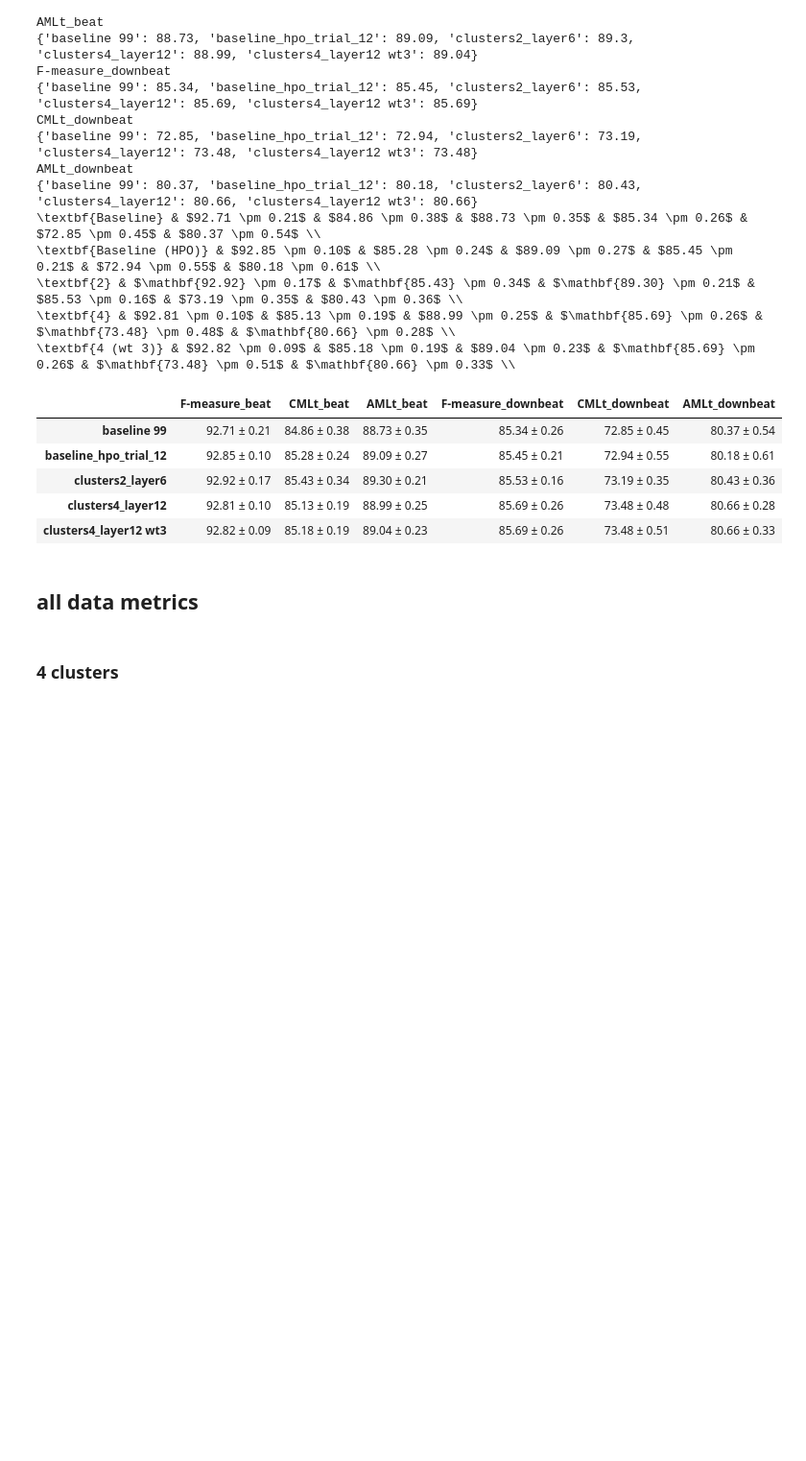
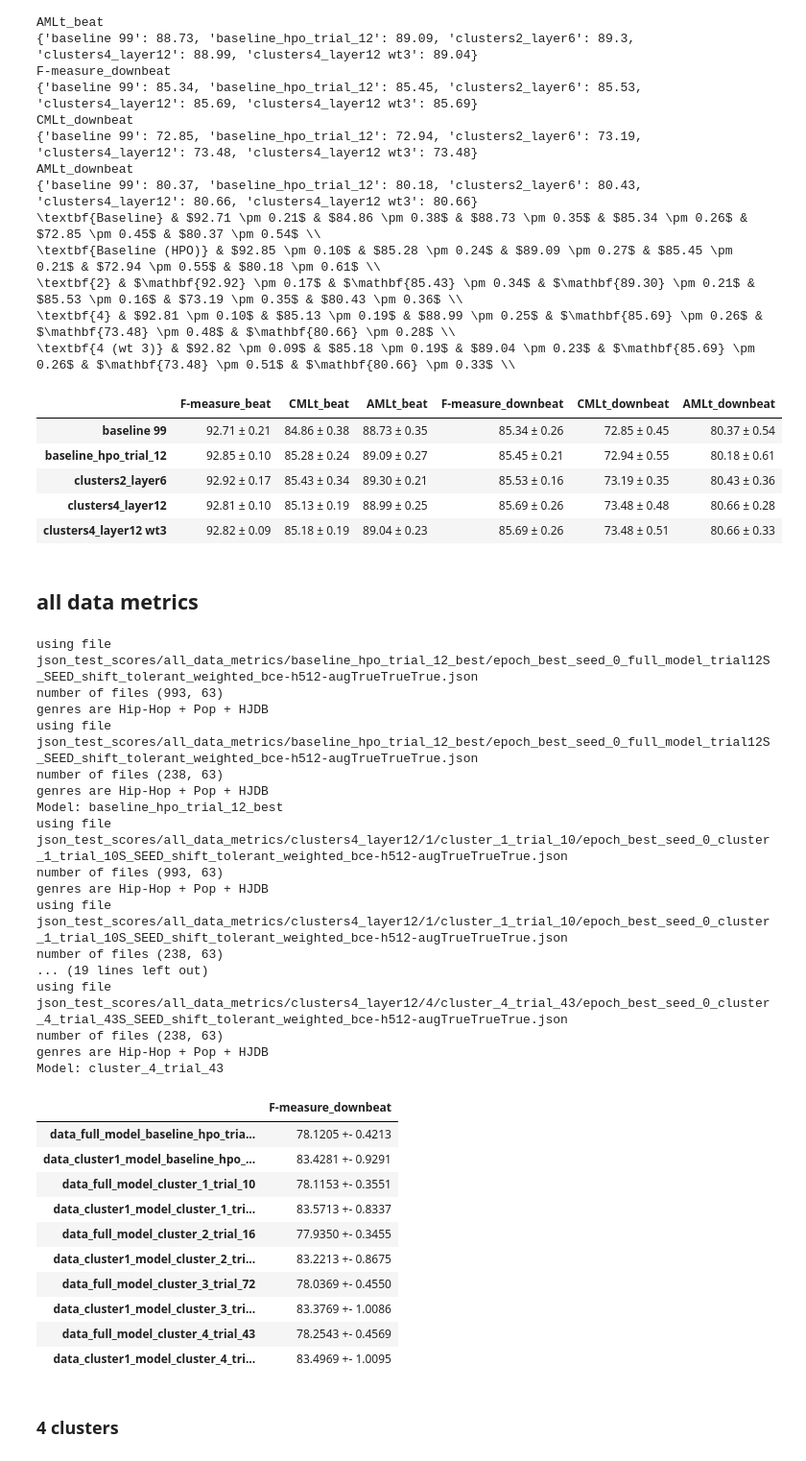
Before and after one commit to PulyaPolya/beat_this, a Jupyter notebook: results_evaluation.ipynb, the cells around one changed output. Shown at 96% size. Drawn from its saved outputs; the diff is of its cells as text; code cells hidden in the pictures; blank space fills up the shorter version.

```diff
--- a/results_evaluation.ipynb
+++ b/results_evaluation.ipynb
@@ -1908,21 +1908,25 @@ res
 # %%
 json_path = "json_val_scores"
 name = ""
-decimals = 3
+decimals = 2
+trial= 10
 seeds = [0,1,2,3,4,5,6,7,8,9]
 extrat_std = True
-cluster = 2
+cluster = 1
 cluster_config="clusters4_layer12"
 df_path="data_cluster_assignments/df_cmeans_12_4clusters_new.csv"
-scores, genres = get_restults_per_cluster(
-            json_path, cluster=cluster, seeds=seeds,  subfolder = "all_data_metrics", filter_files=True,
-            df_path=df_path, full=False, name = f"paper_baseline_99"
+for cluster in [1,2,3,4]:
+    scores, genres = get_restults_per_cluster(
+                json_path, cluster=cluster, seeds=seeds,  subfolder = "all_data_metrics", filter_files=True,
+                df_path=df_path, full=False, name = f"paper_baseline_99"
 
-        )
-if len(seeds) >1:
-    res = extract_mean_std(scores, trial = trial, extract_std=extrat_std, decimals = decimals, name = f"paper_baseline_99")
+            )
+    if len(seeds) >1:
+        res = extract_mean_std(scores, trial = trial, extract_std=extrat_std, decimals = decimals, name = f"paper_baseline_99")
+    res
+    columns =["F-measure", "AMLt","CMLt"]
+    cols = [col for col in res.columns if any(c in col for c in columns)]
+    res = res[cols[:-1]]
+    for row in df_to_latex_rows(res, rename_idx=[  "Full 99 " ], bold_index = True, pm= True, bold_difference=False, bold_baseline_if_best= False, bold_max_per_col=False):
+        print("&" + row)
 res
-columns =["F-measure", "AMLt","CMLt", "ACR_L2_any"]
-cols = [col for col in res.columns if any(c in col for c in columns)]
-res = res[cols[:-1]]
-res
@@ -3118,17 +3157,46 @@ for model_name in names:
 df_total = pd.concat (df_total, axis=0)
 df_total
 # %%
-names =["paper_baseline_99","cluster_1_trial_10", "cluster_2_trial_16", "cluster_3_trial_72", "cluster_4_trial_43"] #"baseline_hpo_trial_12_best"
+names =["baseline_hpo_trial_12_best","cluster_1_trial_10", "cluster_2_trial_16", "cluster_3_trial_72", "cluster_4_trial_43"] #"baseline_hpo_trial_12_best"
 cluster_config =  "clusters4_layer12"
 df_path= "data_cluster_assignments/df_cmeans_12_4clusters_new.csv"
 type = "downbeat"
 metric = f"F-measure_{type}"
 seeds = [0,1,2,3,4,5,6,7,8,9]
 dataframes = []
 json_path = "json_test_scores"
 cluster = 1
 df_total = get_all_metrics_cluster(seeds, json_path,names, cluster, cluster_config, df_path, metric )
 df_total
+# %% [output]
+using file   json_test_scores/all_data_metrics/baseline_hpo_trial_12_best/epoch_best_seed_0_full_model_trial12S_SEED_shift_tolerant_weighted_bce-h512-augTrueTrueTrue.json
+number of files (993, 63)
+genres are Hip-Hop + Pop + HJDB
+using file   json_test_scores/all_data_metrics/baseline_hpo_trial_12_best/epoch_best_seed_0_full_model_trial12S_SEED_shift_tolerant_weighted_bce-h512-augTrueTrueTrue.json
+number of files (238, 63)
+genres are Hip-Hop + Pop + HJDB
+Model: baseline_hpo_trial_12_best
+using file   json_test_scores/all_data_metrics/clusters4_layer12/1/cluster_1_trial_10/epoch_best_seed_0_cluster_1_trial_10S_SEED_shift_tolerant_weighted_bce-h512-augTrueTrueTrue.json
+number of files (993, 63)
+genres are Hip-Hop + Pop + HJDB
+using file   json_test_scores/all_data_metrics/clusters4_layer12/1/cluster_1_trial_10/epoch_best_seed_0_cluster_1_trial_10S_SEED_shift_tolerant_weighted_bce-h512-augTrueTrueTrue.json
+number of files (238, 63)
+... (19 lines left out)
+using file   json_test_scores/all_data_metrics/clusters4_layer12/4/cluster_4_trial_43/epoch_best_seed_0_cluster_4_trial_43S_SEED_shift_tolerant_weighted_bce-h512-augTrueTrueTrue.json
+number of files (238, 63)
+genres are Hip-Hop + Pop + HJDB
+Model: cluster_4_trial_43
+|  | F-measure_downbeat |
+| data_full_model_baseline_hpo_tria... | 78.1205 +- 0.4213 |
+| data_cluster1_model_baseline_hpo_... | 83.4281 +- 0.9291 |
+| data_full_model_cluster_1_trial_10 | 78.1153 +- 0.3551 |
+| data_cluster1_model_cluster_1_tri... | 83.5713 +- 0.8337 |
+| data_full_model_cluster_2_trial_16 | 77.9350 +- 0.3455 |
+| data_cluster1_model_cluster_2_tri... | 83.2213 +- 0.8675 |
+| data_full_model_cluster_3_trial_72 | 78.0369 +- 0.4550 |
+| data_cluster1_model_cluster_3_tri... | 83.3769 +- 1.0086 |
+| data_full_model_cluster_4_trial_43 | 78.2543 +- 0.4569 |
+| data_cluster1_model_cluster_4_tri... | 83.4969 +- 1.0095 |
 # %% [markdown]
 ### 4 clusters
 # %%
```
Also changed, not shown: parts of 7 cells of this notebook.
